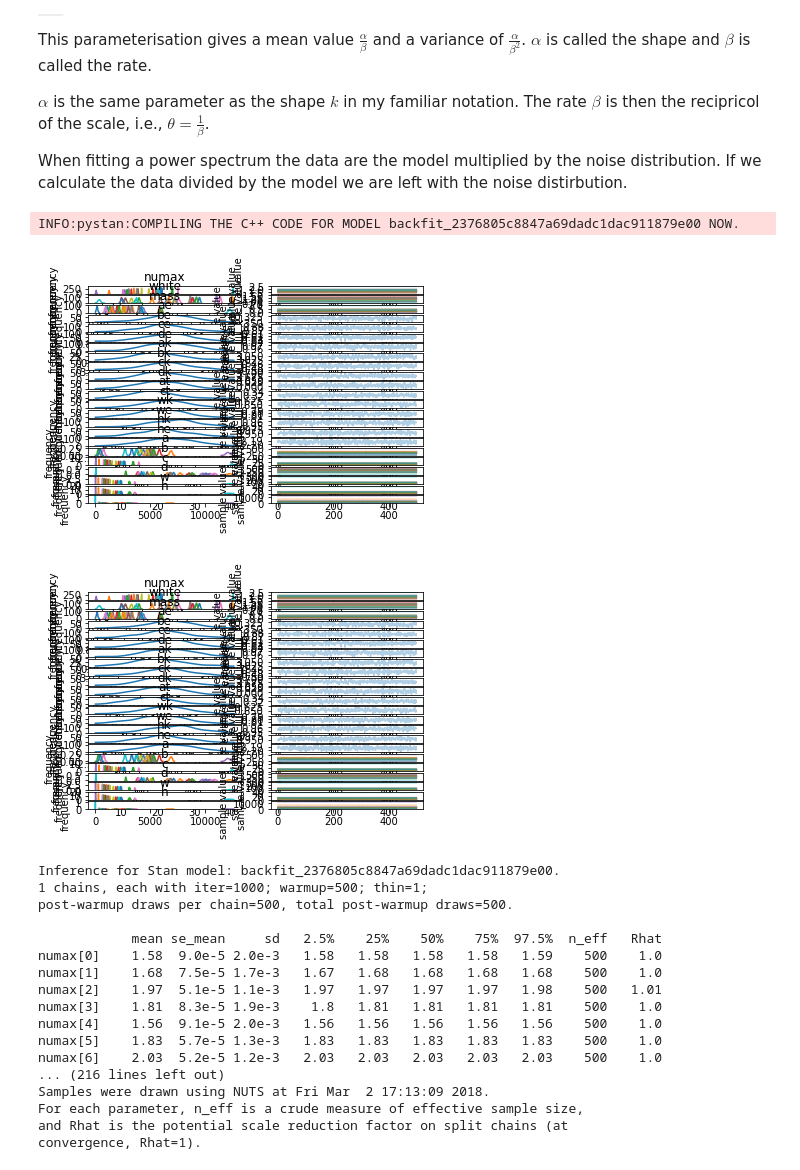
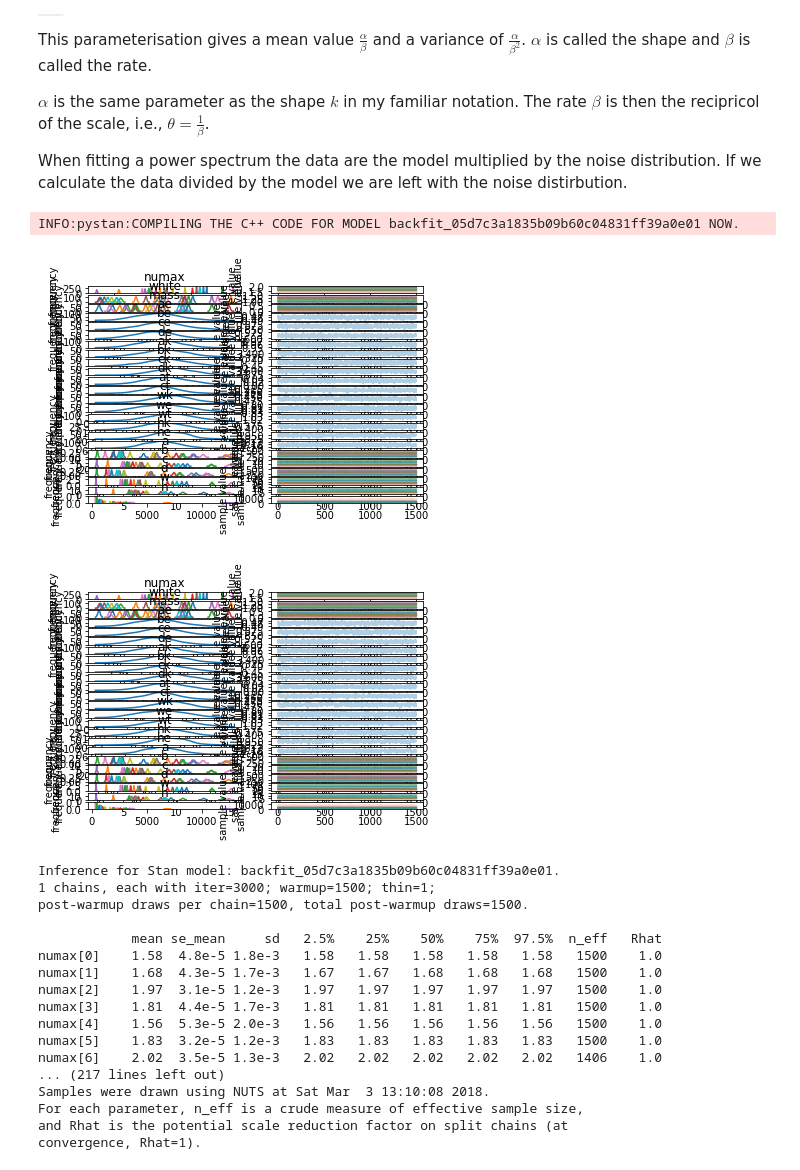
Before and after one commit to grd349/PyStanExamples, a Jupyter notebook: BackgroundData.ipynb, the cells around one changed output. Drawn from its saved outputs; the diff is of its cells as text; code cells hidden in the pictures; some formulas as TeX source.

```diff
--- a/BackgroundData.ipynb
+++ b/BackgroundData.ipynb
@@ -179,6 +179,7 @@ parameters {
     real ct;
     real wk;
     real we;
+    real wt;
     real hk;
     real he;
 }
@@ -194,7 +195,7 @@ transformed parameters {
         b[j] = 10^(bk + numax[j] * be);
         c[j] = 10^(ck + numax[j] * ce + mass[j] * ct);
         d[j] = 10^(dk + numax[j] * de);
-        w[j] = 10^(wk + numax[j] * we);
+        w[j] = 10^(wk + numax[j] * we + mass[j] * wt);
         h[j] = 10^(hk + numax[j] * he);
     }
 }
@@ -222,48 +223,49 @@ model {
     de ~ normal(0.95, 0.01);
     wk ~ normal(-0.83, 0.005); // log10
     we ~ normal(1.0, 0.01);
+    wt ~ normal(-0.3, 0.01);
     hk ~ normal(6.93, 0.008); // log10
     he ~ normal(-2.18, 0.005);
     numax ~ normal(numax_est, 0.01);
     white ~ normal(white_est, 0.01);
-    mass ~ normal(mass_est, 0.01);
+    mass ~ normal(mass_est, 0.03);
 }
 '''
 sm = pystan.StanModel(model_code=code, model_name='backfit')
 # %% [output]
-INFO:pystan:COMPILING THE C++ CODE FOR MODEL backfit_2376805c8847a69dadc1dac911879e00 NOW.
+INFO:pystan:COMPILING THE C++ CODE FOR MODEL backfit_05d7c3a1835b09b60c04831ff39a0e01 NOW.
 # %%
 dat = {'N': len(freq),
        'M': len(numaxs),
        'dof': 100,
       'f': freq,
       'p': data,
       'numax_est': np.log10(numaxs),
       'white_est': np.log10(whites),
       'mass_est': np.log10(masses)}
 # Note dof is not actually dof but is in fact the number of bins over which we have smoothed.
-fit = sm.sampling(data=dat, iter=1000, chains=1)
+fit = sm.sampling(data=dat, iter=3000, chains=1)
 fit.plot()
 # %% [output]
-[figure, old version]
+[figure, new version]
-[figure, old version]
+[figure, new version]
 # %%
 print(fit)
 # %% [output]
-Inference for Stan model: backfit_2376805c8847a69dadc1dac911879e00.
-1 chains, each with iter=1000; warmup=500; thin=1;
-post-warmup draws per chain=500, total post-warmup draws=500.
+Inference for Stan model: backfit_05d7c3a1835b09b60c04831ff39a0e01.
+1 chains, each with iter=3000; warmup=1500; thin=1;
+post-warmup draws per chain=1500, total post-warmup draws=1500.
 
             mean se_mean     sd   2.5%    25%    50%    75%  97.5%  n_eff   Rhat
-numax[0]    1.58  9.0e-5 2.0e-3   1.58   1.58   1.58   1.58   1.59    500    1.0
-numax[1]    1.68  7.5e-5 1.7e-3   1.67   1.68   1.68   1.68   1.68    500    1.0
-numax[2]    1.97  5.1e-5 1.1e-3   1.97   1.97   1.97   1.97   1.98    500   1.01
-numax[3]    1.81  8.3e-5 1.9e-3    1.8   1.81   1.81   1.81   1.81    500    1.0
-numax[4]    1.56  9.1e-5 2.0e-3   1.56   1.56   1.56   1.56   1.56    500    1.0
-numax[5]    1.83  5.7e-5 1.3e-3   1.83   1.83   1.83   1.83   1.83    500    1.0
-numax[6]    2.03  5.2e-5 1.2e-3   2.03   2.03   2.03   2.03   2.03    500    1.0
-... (216 lines left out)
-Samples were drawn using NUTS at Fri Mar  2 17:13:09 2018.
+numax[0]    1.58  4.8e-5 1.8e-3   1.58   1.58   1.58   1.58   1.58   1500    1.0
+numax[1]    1.68  4.3e-5 1.7e-3   1.67   1.67   1.68   1.68   1.68   1500    1.0
+numax[2]    1.97  3.1e-5 1.2e-3   1.97   1.97   1.97   1.97   1.97   1500    1.0
+numax[3]    1.81  4.4e-5 1.7e-3   1.81   1.81   1.81   1.81   1.81   1500    1.0
+numax[4]    1.56  5.3e-5 2.0e-3   1.56   1.56   1.56   1.56   1.56   1500    1.0
+numax[5]    1.83  3.2e-5 1.2e-3   1.83   1.83   1.83   1.83   1.83   1500    1.0
+numax[6]    2.02  3.5e-5 1.3e-3   2.02   2.02   2.02   2.02   2.02   1406    1.0
+... (217 lines left out)
+Samples were drawn using NUTS at Sat Mar  3 13:10:08 2018.
 For each parameter, n_eff is a crude measure of effective sample size,
 and Rhat is the potential scale reduction factor on split chains (at
 convergence, Rhat=1).
```
Also changed, not shown: parts of 3 cells of this notebook.
